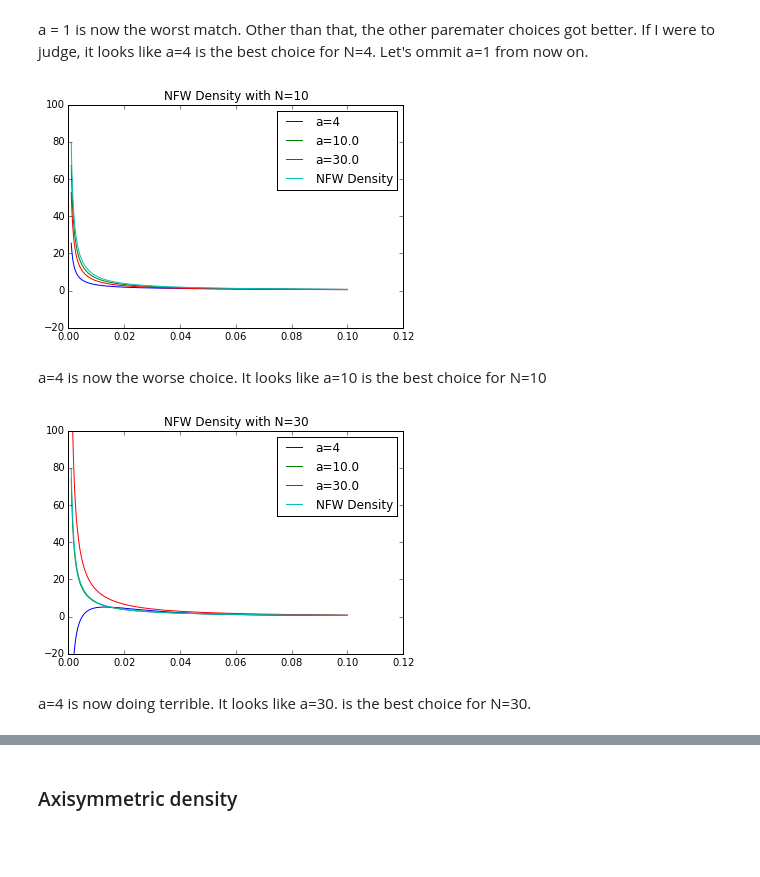
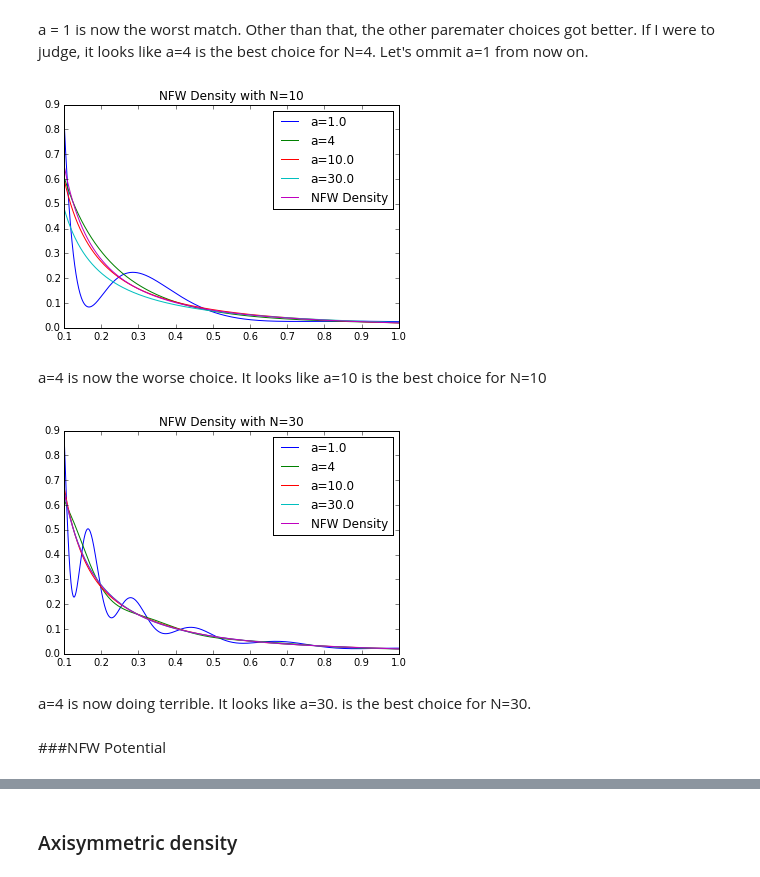
Before and after one commit to SeaifanAladdin/galpy-notebook, a Jupyter notebook: galpy/SCFPotential.ipynb, the cells around one changed output, grey strips where cells are left out. Drawn from its saved outputs; the diff is of its cells as text; code cells hidden in the pictures; blank space fills up the shorter version.

Commit message:
Added the Hernquist Potential and NFW potential section which tests whether SCF potential matches with its corresponding potential

```diff
--- a/galpy/SCFPotential.ipynb
+++ b/galpy/SCFPotential.ipynb
@@ -93,7 +92,12 @@ a_NFW= 1.
 a_SCF= [1., 4, 10., 30.]
 
 def rho_NFW(R, z=0, phi=0.):
-    return nfw.dens(R,0)
+    return nfw.dens(R,z)
 # %%
+R = nu.linspace(.1,1.,1000)
 nfw = NFWPotential(amp=1.,a=a_NFW)
-nfwDensity = rho_NFW(R,0)
+nfwDensity = nfw.dens(R,0)
+# %%
+Acos, Asin = compute_coeffs_spherical(rho_NFW,80)
+scf = SCFPotential(amp=1., Acos=Acos, Asin=Asin)
+density = scf.dens(R,0)
@@ -110,7 +120,7 @@ def plotDensityVaryinga(dens, N, aparem):
         plt.plot(R, density[i], label="a={0}".format(a))
     plt.plot(R, dens(R), label="NFW Density")
     plt.legend()
-    plt.ylim(-20,100)
+    #plt.ylim(-20,100)
     return density
 # %%
 density = plotDensityVaryinga(rho_NFW, 1, a_SCF)
@@ -127,14 +137,16 @@ density = plotDensityVaryinga(rho_NFW, 4, a_SCF)
 # %% [markdown]
 a = 1 is now the worst match. Other than that, the other paremater choices got better. If I were to judge, it looks like a=4 is the best choice for N=4. Let's ommit a=1 from now on.
 # %%
-density = plotDensityVaryinga(rho_NFW, 10, a_SCF[1:])
+density = plotDensityVaryinga(rho_NFW, 10, a_SCF[:])
 # %% [output]
-[figure, old version]
+[figure, new version]
 # %% [markdown]
 a=4 is now the worse choice. It looks like a=10 is the best choice for N=10
 # %%
-density = plotDensityVaryinga(rho_NFW, 30, a_SCF[1:])
+density = plotDensityVaryinga(rho_NFW, 30, a_SCF[:])
 # %% [output]
-[figure, old version]
+[figure, new version]
 # %% [markdown]
 a=4 is now doing terrible. It looks like a=30. is the best choice for N=30.
+# %% [markdown]
+###NFW Potential
```
Also changed, not shown: parts of 18 cells of this notebook.
